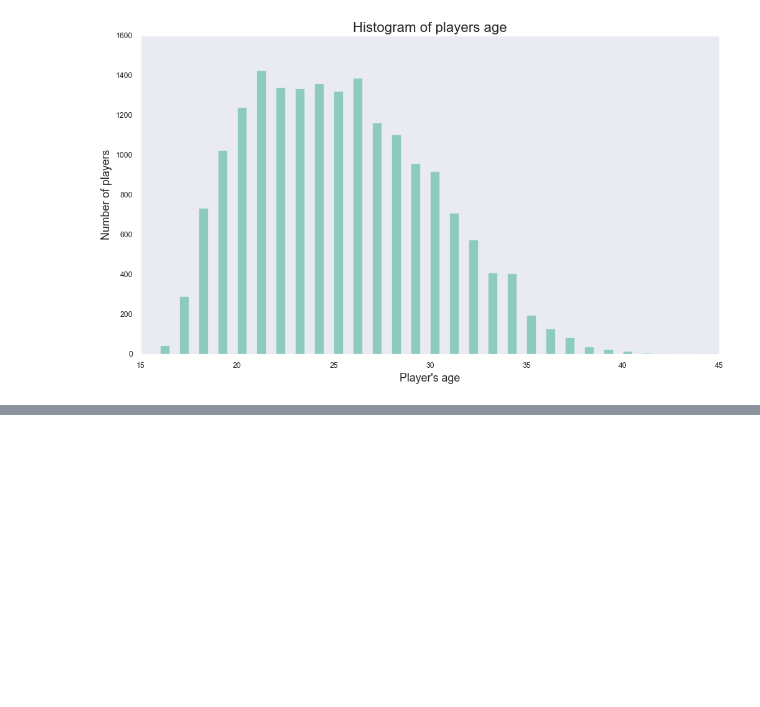
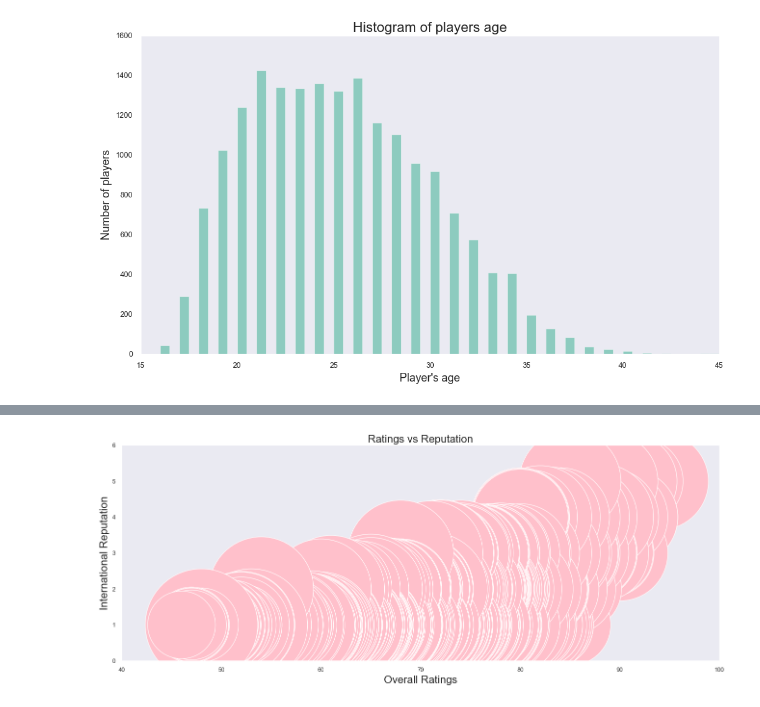
Before and after one commit to SiddarthSamdani/Fifa_Visualization, a Jupyter notebook: Fifa_Visualization.ipynb, the cells around one changed output, grey strips where cells are left out. Cells and saved outputs as stored; diff of their text form; code cells hidden in the pictures; blank space fills up the shorter version.

```diff
--- a/Fifa_Visualization.ipynb
+++ b/Fifa_Visualization.ipynb
@@ -445,0 +486,12 @@ plt.show()
+# %%
+
+# bubble plot
+
+plt.scatter(data['Overall'], data['International Reputation'], s = data['Age']*1000, c = 'pink')
+plt.xlabel('Overall Ratings', fontsize = 20)
+plt.ylabel('International Reputation', fontsize = 20)
+plt.title('Ratings vs Reputation', fontweight = 20, fontsize = 20)
+#plt.legend('Age', loc = 'upper left')
+plt.show()
+# %% [output]
+[figure, added]
```
Also changed, not shown: parts of 10 cells of this notebook.
